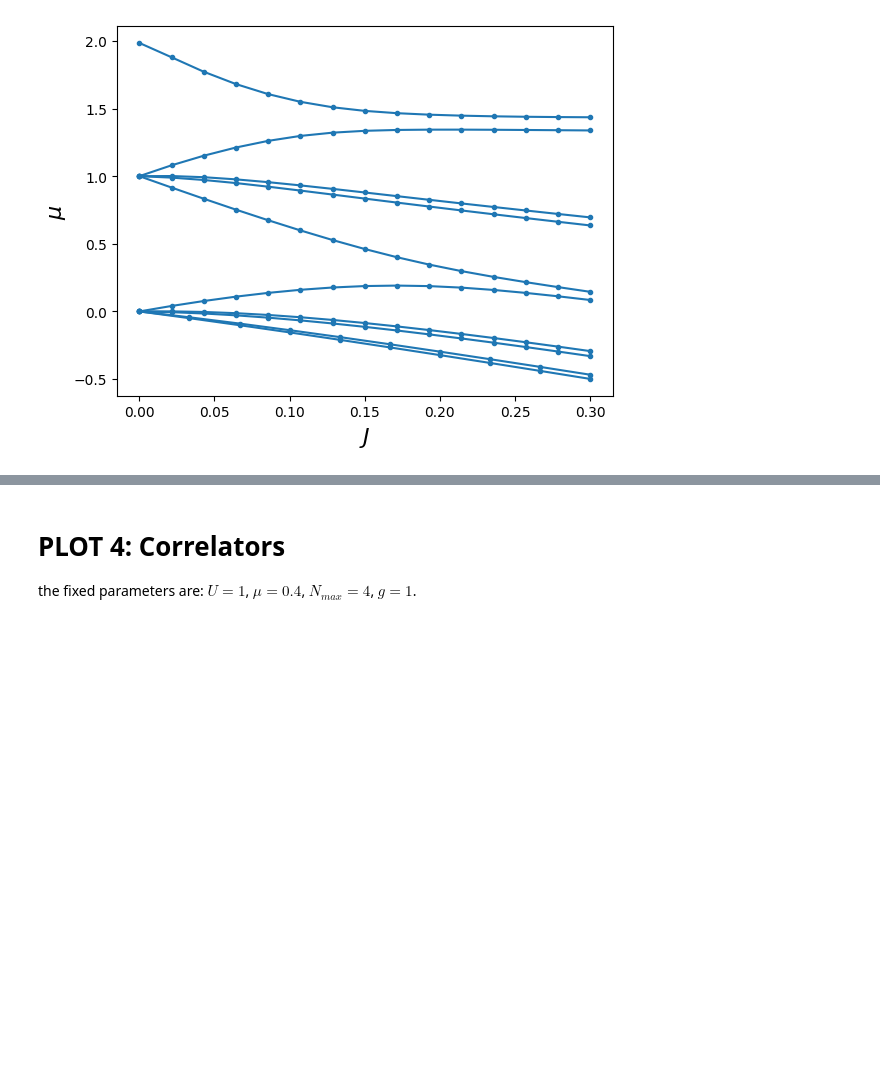
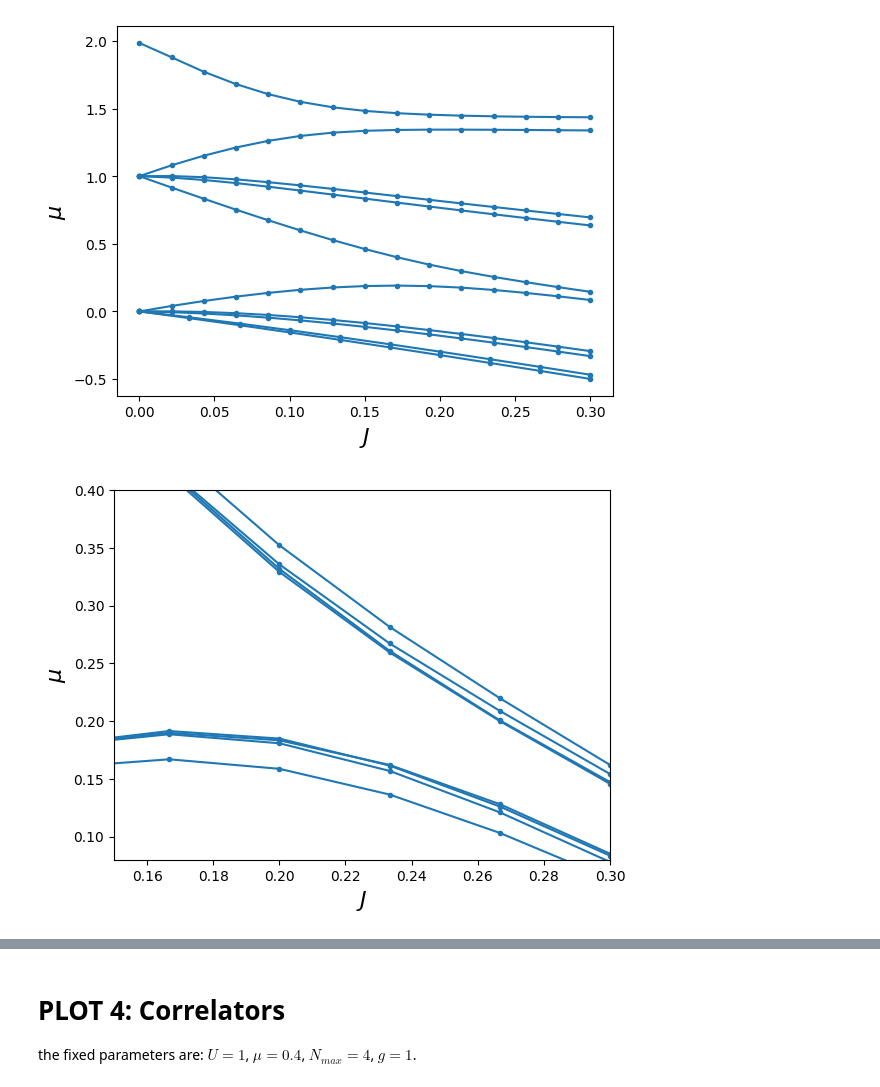
Before and after one commit to ScoomenstheMumens/Numerical-Methods-for-Physics, a Jupyter notebook: DMRG/plot_results.ipynb, the cells around one changed output, grey strips where cells are left out. Drawn from its saved outputs; the diff is of its cells as text; code cells hidden in the pictures; blank space fills up the shorter version.

```diff
--- a/DMRG/plot_results.ipynb
+++ b/DMRG/plot_results.ipynb
@@ -157,3 +157,55 @@ plt.ylabel(r'$\mu$', fontsize=16)
 plt.show()
 # %% [output]
 [figure]
+# %%
+# test della convergenza dei lobi al variare di m
+
+names = [
+    "phase_diag__Nmax4_m5_g10_L20_f1",
+    #"phase_diag__Nmax4_m10_g1_1-2_1",
+    "phase_diag__Nmax4_m20_g10_L20_f1",
+    "phase_diag__Nmax4_m7_g10_L20_f1",
+    "phase_diag__Nmax4_m6_g10_L20_f1"
+]
+
+all_datas = {}
+Js = {}
+
+for name in names:
+    file = open("dati/"+name)
+    Js[name] = []
+    all_datas[name] = [[],[],[],[]]
+
+    FIRST = True
+    for row in file:
+        data = row.strip().split()
+
+        if FIRST == True:
+            FIRST = False
+            colors = get_colors(len(data)-1)
+
+        J = float(data[0])
+        Js[name].append(J)
+
+        datas = list(map(float, data[1:]))
+        for i in range(len(datas)):
+            all_datas[name][i].append(datas[i])
+
+        #X = len(datas)*[J]
+        #for i, color in enumerate(colors):
+        #    plt.plot(X[i], datas[i], linestyle="-", marker=".", c="red")#color)
+
+    for i in range(4):
+
+        if len(all_datas[name][i]) == len(Js[name]):
+            if all_datas[name][i][-1] > 0:
+                plt.plot(Js[name], all_datas[name][i], linestyle="-", marker=".", c="tab:blue")
+
+plt.xlabel(r'$J$', fontsize=16)
+plt.ylabel(r'$\mu$', fontsize=16)
+plt.xlim([0.15,0.3])
+plt.ylim([0.08,0.4])
+#plt.legend()
+plt.show()
+# %% [output]
+[figure, added]
```
Also changed, not shown: parts of 5 cells of this notebook, 5 other files.
